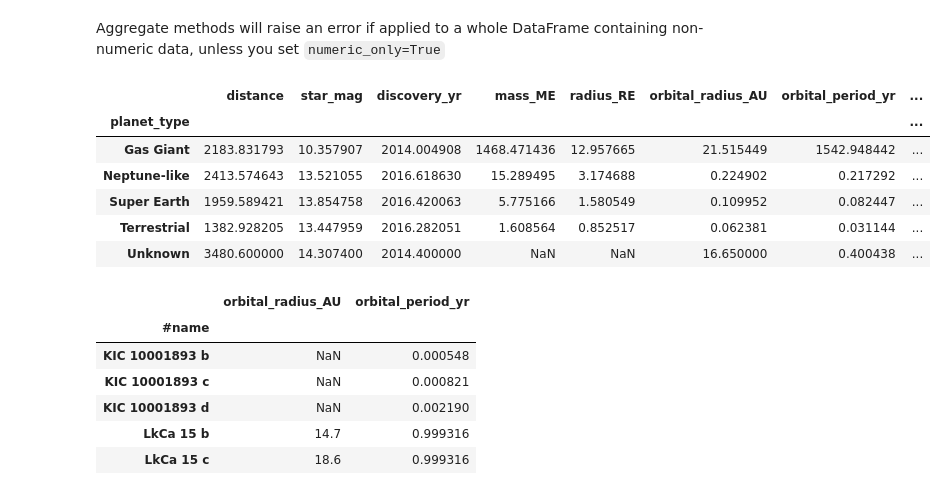
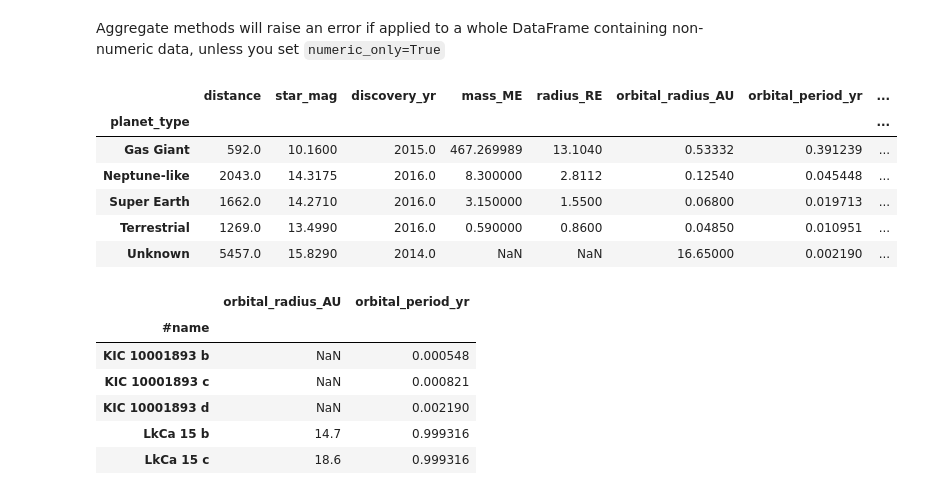
Before and after one commit to rlpitts/Intro-to-Pandas, a Jupyter notebook: PandasIntro.ipynb, the cells around one changed output. Saved outputs shown, nothing was run; the diff lists cells and outputs as text; code cells hidden in the pictures.

```diff
--- a/PandasIntro.ipynb
+++ b/PandasIntro.ipynb
@@ -1029,13 +1031,13 @@ Name: mass_ME, dtype: float32
 # %% [markdown]
 Aggregate methods will raise an error if applied to a whole DataFrame containing non-numeric data, unless you set `numeric_only=True`
 # %%
-grouped1.mean(numeric_only=True)
+grouped1.median(numeric_only=True)
 # %% [output]
 |  | distance | star_mag | discovery_yr | mass_ME | radius_RE | orbital_radius_AU | orbital_period_yr | ... |
 | planet_type |  |  |  |  |  |  |  | ... |
-| Gas Giant | 2183.831793 | 10.357907 | 2014.004908 | 1468.471436 | 12.957665 | 21.515449 | 1542.948442 | ... |
-| Neptune-like | 2413.574643 | 13.521055 | 2016.618630 | 15.289495 | 3.174688 | 0.224902 | 0.217292 | ... |
-| Super Earth | 1959.589421 | 13.854758 | 2016.420063 | 5.775166 | 1.580549 | 0.109952 | 0.082447 | ... |
-| Terrestrial | 1382.928205 | 13.447959 | 2016.282051 | 1.608564 | 0.852517 | 0.062381 | 0.031144 | ... |
-| Unknown | 3480.600000 | 14.307400 | 2014.400000 | NaN | NaN | 16.650000 | 0.400438 | ... |
+| Gas Giant | 592.0 | 10.1600 | 2015.0 | 467.269989 | 13.1040 | 0.53332 | 0.391239 | ... |
+| Neptune-like | 2043.0 | 14.3175 | 2016.0 | 8.300000 | 2.8112 | 0.12540 | 0.045448 | ... |
+| Super Earth | 1662.0 | 14.2710 | 2016.0 | 3.150000 | 1.5500 | 0.06800 | 0.019713 | ... |
+| Terrestrial | 1269.0 | 13.4990 | 2016.0 | 0.590000 | 0.8600 | 0.04850 | 0.010951 | ... |
+| Unknown | 5457.0 | 15.8290 | 2014.0 | NaN | NaN | 16.65000 | 0.002190 | ... |
 # %%
```
Also changed, not shown: parts of 20 cells of this notebook.
